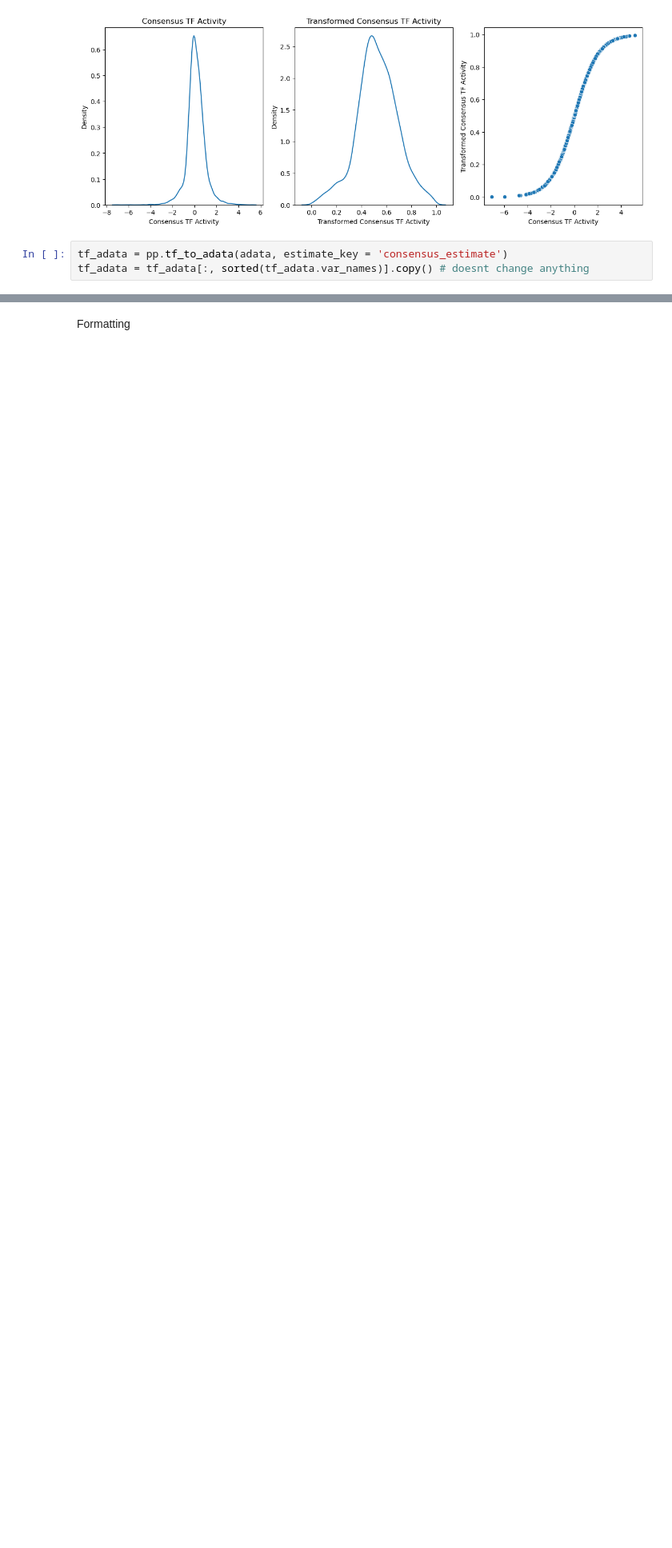
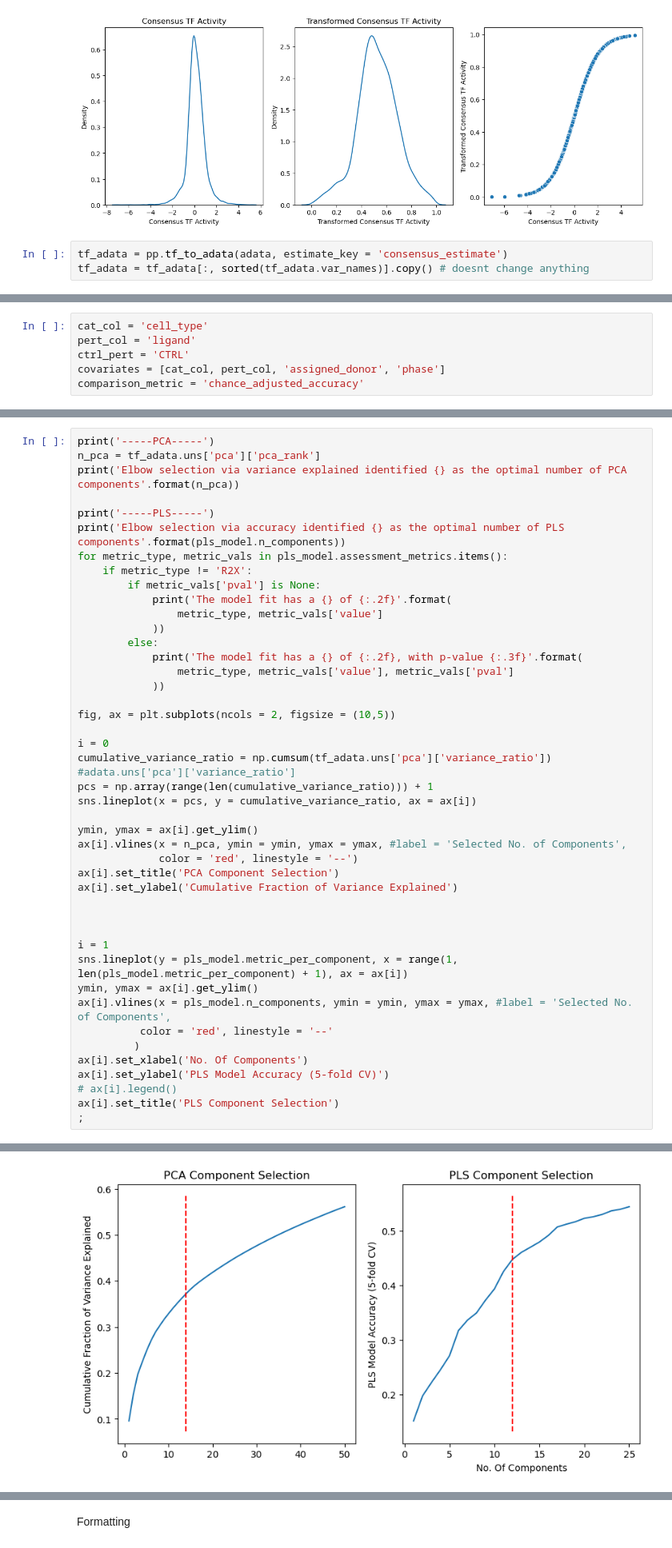
Before and after one commit to hmbaghdassarian/scLEMBAS, a Jupyter notebook: notebooks/McCauley_2024/01_TF_Activity.ipynb, the cells around one changed output, grey strips where cells are left out. Shown at 80% size. Cells and saved outputs as stored; diff of their text form; blank space fills up the shorter version.

```diff
--- a/notebooks/McCauley_2024/01_TF_Activity.ipynb
+++ b/notebooks/McCauley_2024/01_TF_Activity.ipynb
@@ -89,0 +96,6 @@ tf_adata = tf_adata[:, sorted(tf_adata.var_names)].copy() # doesnt change anythi
+# %%
+cat_col = 'cell_type'
+pert_col = 'ligand'
+ctrl_pert = 'CTRL'
+covariates = [cat_col, pert_col, 'assigned_donor', 'phase']
+comparison_metric = 'chance_adjusted_accuracy'
@@ -89,0 +176,45 @@ tf_adata = tf_adata[:, sorted(tf_adata.var_names)].copy() # doesnt change anythi
+# %%
+print('-----PCA-----')
+n_pca = tf_adata.uns['pca']['pca_rank']
+print('Elbow selection via variance explained identified {} as the optimal number of PCA components'.format(n_pca))
+
+print('-----PLS-----')
+print('Elbow selection via accuracy identified {} as the optimal number of PLS components'.format(pls_model.n_components))
+for metric_type, metric_vals in pls_model.assessment_metrics.items():
+    if metric_type != 'R2X':
+        if metric_vals['pval'] is None:
+            print('The model fit has a {} of {:.2f}'.format(
+                metric_type, metric_vals['value']
+            ))
+        else:
+            print('The model fit has a {} of {:.2f}, with p-value {:.3f}'.format(
+                metric_type, metric_vals['value'], metric_vals['pval']
+            ))
+
+fig, ax = plt.subplots(ncols = 2, figsize = (10,5))
+
+i = 0
+cumulative_variance_ratio = np.cumsum(tf_adata.uns['pca']['variance_ratio']) #adata.uns['pca']['variance_ratio']
+pcs = np.array(range(len(cumulative_variance_ratio))) + 1
+sns.lineplot(x = pcs, y = cumulative_variance_ratio, ax = ax[i])
+
+ymin, ymax = ax[i].get_ylim()
+ax[i].vlines(x = n_pca, ymin = ymin, ymax = ymax, #label = 'Selected No. of Components',
+             color = 'red', linestyle = '--')
+ax[i].set_title('PCA Component Selection')
+ax[i].set_ylabel('Cumulative Fraction of Variance Explained')
+
+
+
+i = 1
+sns.lineplot(y = pls_model.metric_per_component, x = range(1, len(pls_model.metric_per_component) + 1), ax = ax[i])
+ymin, ymax = ax[i].get_ylim()
+ax[i].vlines(x = pls_model.n_components, ymin = ymin, ymax = ymax, #label = 'Selected No. of Components',
+          color = 'red', linestyle = '--'
+         )
+ax[i].set_xlabel('No. Of Components')
+ax[i].set_ylabel('PLS Model Accuracy (5-fold CV)')
+# ax[i].legend()
+ax[i].set_title('PLS Component Selection')
+;
+# %% [output]
@@ -89,0 +229 @@ tf_adata = tf_adata[:, sorted(tf_adata.var_names)].copy() # doesnt change anythi
+[figure, added]
```
Also changed, not shown: parts of 13 cells of this notebook, 21 other files.
